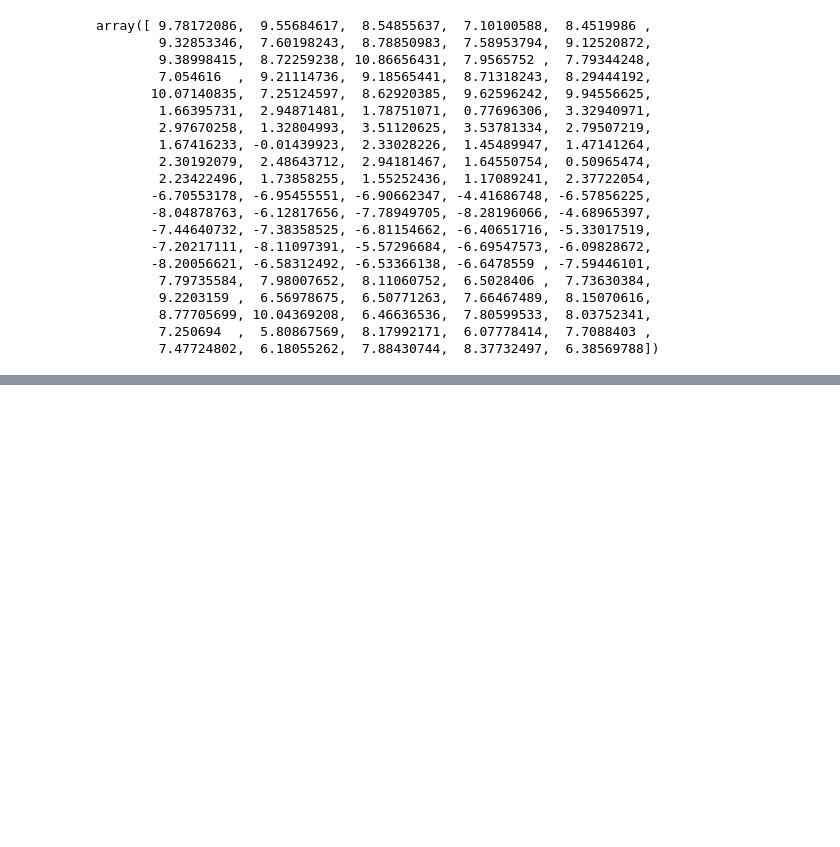
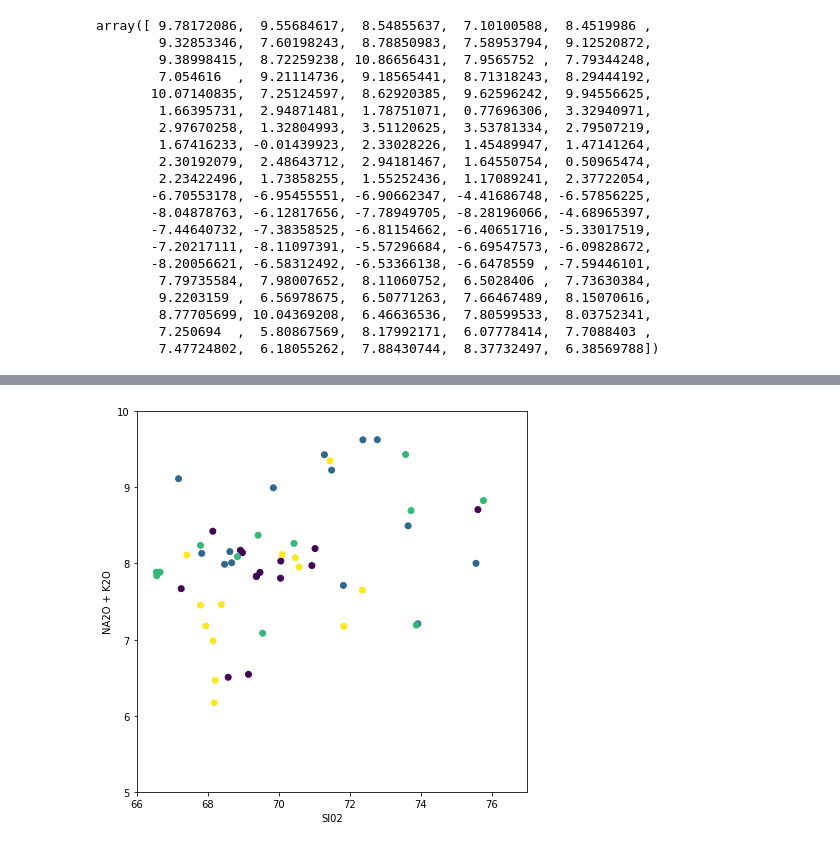
Before and after one commit to DSEI21000-S21/project-clustering-geological-samples, a Jupyter notebook: Project_notebook_final_JatinJain.ipynb, the cells around one changed output, grey strips where cells are left out. Cells and saved outputs as stored; diff of their text form; code cells hidden in the pictures; blank space fills up the shorter version.

```diff
--- a/Project_notebook_final_JatinJain.ipynb
+++ b/Project_notebook_final_JatinJain.ipynb
@@ -1157,0 +1160,2 @@ array([ 9.78172086,  9.55684617,  8.54855637,  7.10100588,  8.4519986 ,
+# %%
+df1['SIO2'] = datasetpro['SIO2'].copy()
@@ -1157,0 +1178,4 @@ array([ 9.78172086,  9.55684617,  8.54855637,  7.10100588,  8.4519986 ,
+# %%
+sum_add = datasetpro['NA2O'] + datasetpro['K2O']
+df1['NA2O + K2O'] = sum_add
+df1
@@ -1157,0 +1227,10 @@ array([ 9.78172086,  9.55684617,  8.54855637,  7.10100588,  8.4519986 ,
+# %%
+plt.subplots(figsize = (7,7))
+plt.scatter(df1['SIO2'], df1['NA2O + K2O'], c=df1['clusters_dbscan'])
+plt.xlim(66, 77)
+plt.ylim(5,10)
+plt.xlabel('SI02')
+plt.ylabel('NA2O + K2O')
+plt.show()
+# %% [output]
+[figure, added]
```
Also changed, not shown: parts of 7 cells of this notebook.
